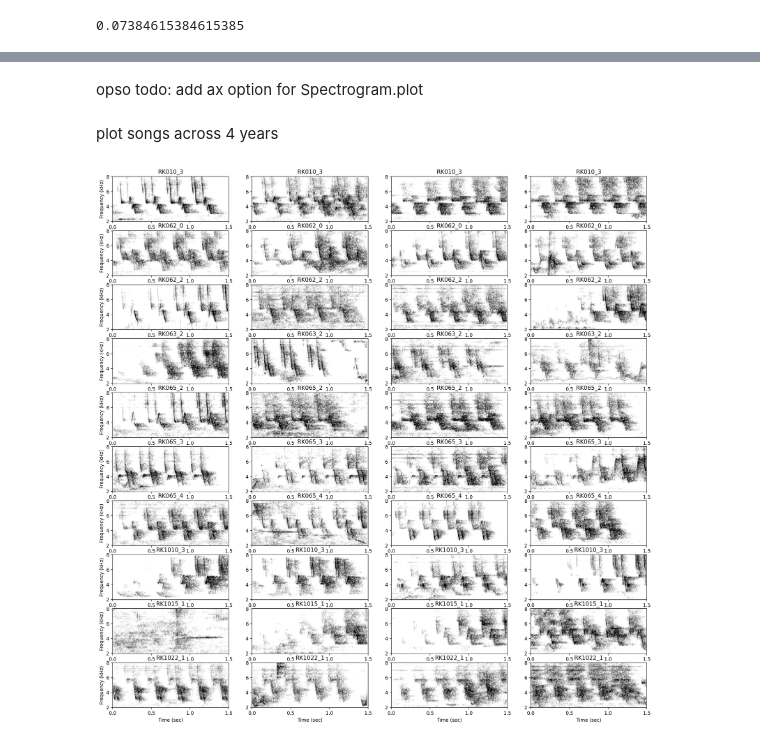
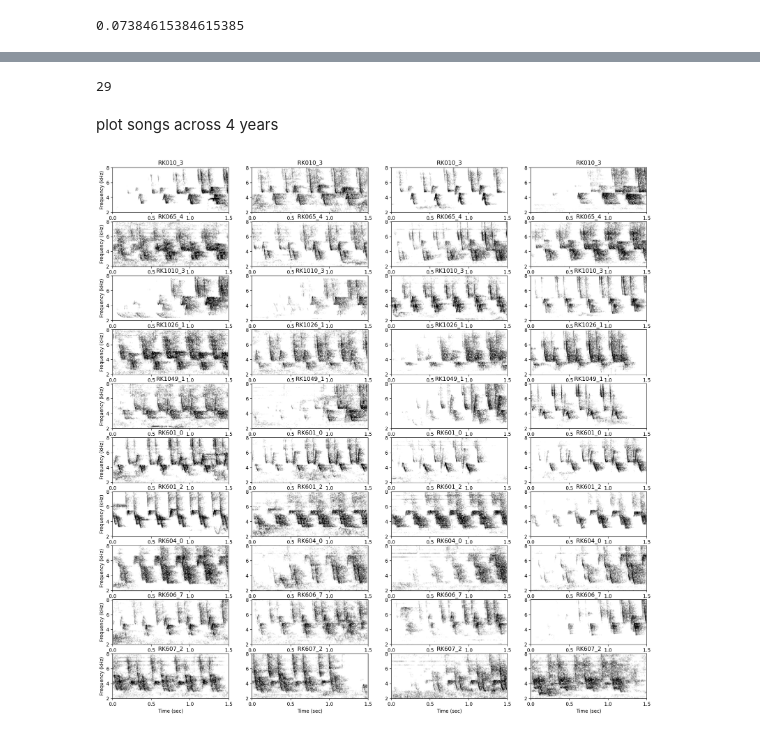
Before and after one commit to sammlapp/ovenbird-individual-recognition, a Jupyter notebook: scripts/4_PAM_resighting/14_figureS1_songs_across_years.ipynb, the cells around one changed output, grey strips where cells are left out. Cells and saved outputs as stored; diff of their text form; code cells hidden in the pictures.

```diff
--- a/scripts/4_PAM_resighting/14_figureS1_songs_across_years.ipynb
+++ b/scripts/4_PAM_resighting/14_figureS1_songs_across_years.ipynb
@@ -83 +93,10 @@ n_samples_removed / (n_clusters_kept * 10)
+# %%
+annotated_cluster_samples = pd.read_csv(
+    f"{dataset_path}/per_point_clusters_reviewed.csv"
+)
+nyears_detected = annotated_cluster_samples.groupby("cluster_reviewed").year.nunique()
+individuals_4yrs = list(nyears_detected[nyears_detected == 4].index)
+len(individuals_4yrs)
+# %% [output]
+29
 # %%
@@ -86,5 +105,3 @@ individuals_4yrs = list(nyears_detected[nyears_detected == 4].index)
-# %% [markdown]
-opso todo: add ax option for Spectrogram.plot
 # %%
 def plot_spec_on_ax(
     self,
@@ -133,31 +150,36 @@ def plot_spec_on_ax(
 # %% [markdown]
 plot songs across 4 years
 # %%
-figsize(20,20)  # for big visuals
+figsize(20, 20)  # for big visuals
+import numpy as np
 
-fig, axs = plt.subplots(10,4)
+np.random.seed(1)
+fig, axs = plt.subplots(10, 4)
 for row_idx, c in enumerate(individuals_4yrs):
     if row_idx >= 10:
         break
-    samples = all_cluster_samples[all_cluster_samples.cluster_reviewed == c]
+
+    # samples = all_cluster_samples[all_cluster_samples.cluster_reviewed == c]
+    samples = annotated_cluster_samples[annotated_cluster_samples.cluster_reviewed == c]
+
     for col_idx, year in enumerate([2021, 2022, 2023, 2024]):
         ax = axs[row_idx, col_idx]
         yr_samples = samples[samples["year"] == year]
         # select one
         if len(yr_samples) < 1:
             continue
         row = yr_samples.sample(1).iloc[0]
         path = f"{dataset_path}/audio/{row.clip_name}"
         a = Audio.from_file(path, offset=0.75, duration=1.5).reduce_noise().normalize()
         s = Spectrogram.from_audio(a).bandpass(2000, 8000)
         plot_spec_on_ax(s, ax, range=[-55, -20])
         if not col_idx == 0:
             ax.set_ylabel(None)
         if not row_idx == 9:
             ax.set_xlabel(None)
 
         ax.set_xticks([0, 0.5, 1, 1.5])
         ax.set_yticks([2, 4, 6, 8])
         ax.set_title(row.cluster_reviewed)
 # %% [output]
-[figure, old version]
+[figure, new version]
```
Also changed, not shown: parts of 12 cells of this notebook, 13 other files.
